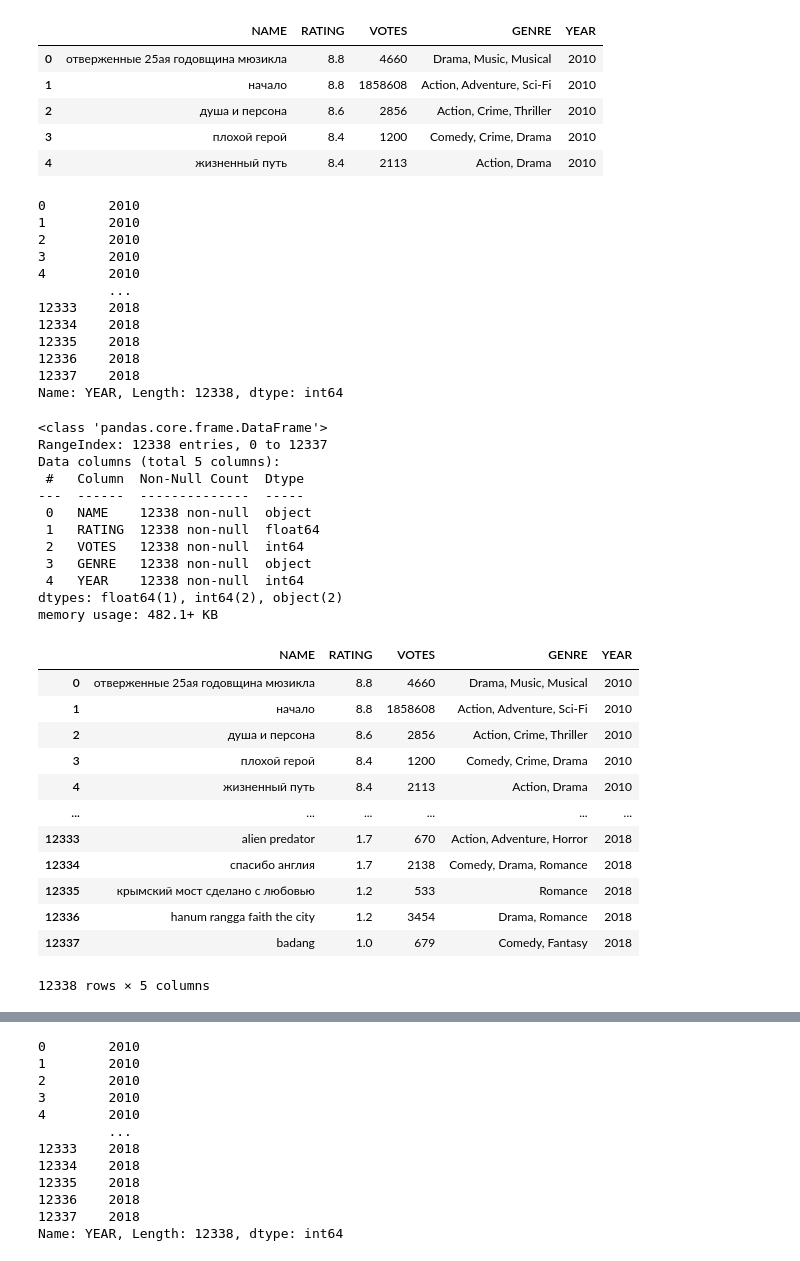
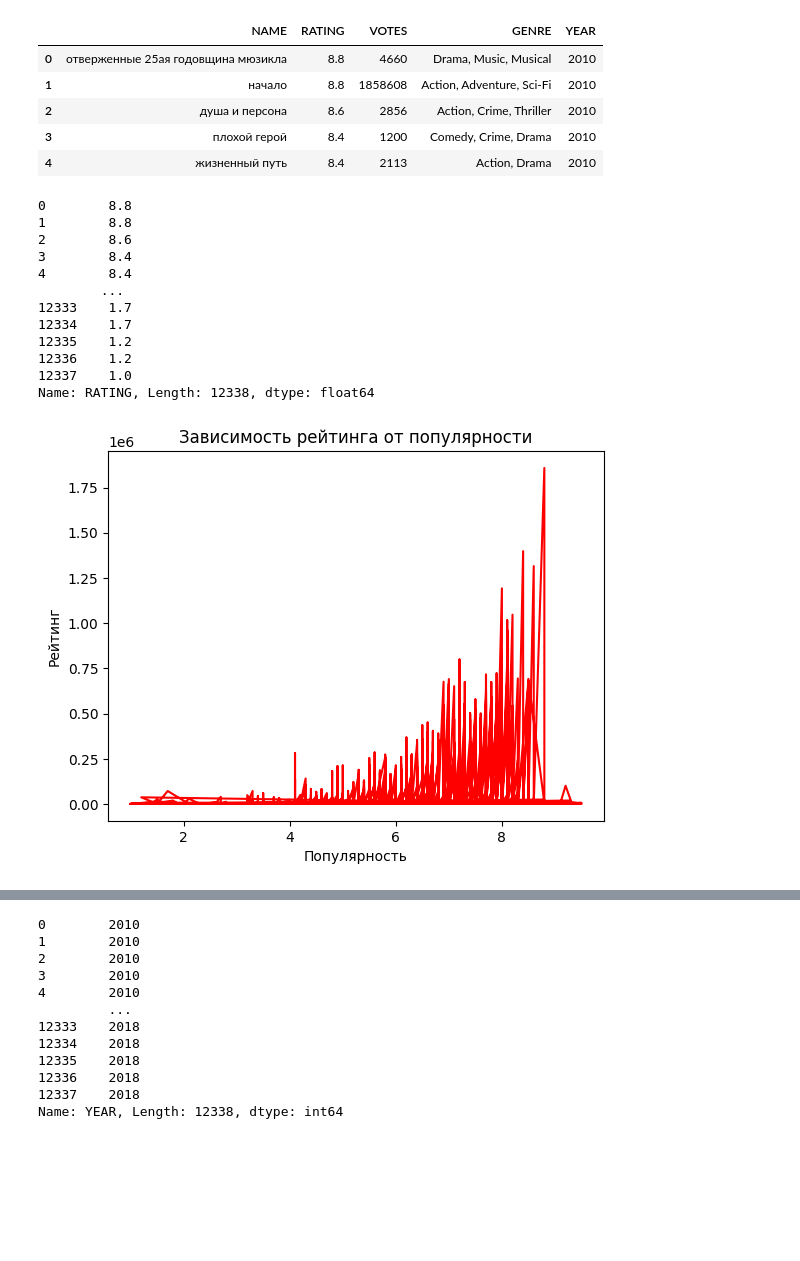
Before and after one commit to mironafanasenko/pogect, a Jupyter notebook: Копия_блокнота_"Мирон_Афанасенко_task28_ipynb".ipynb, the cells around one changed output, grey strips where cells are left out. Cells and saved outputs as stored; diff of their text form; code cells hidden in the pictures; blank space fills up the shorter version.

```diff
--- a/Копия_блокнота_"Мирон_Афанасенко_task28_ipynb".ipynb
+++ b/Копия_блокнота_"Мирон_Афанасенко_task28_ipynb".ipynb
@@ -73,48 +69,31 @@ df.head()
 | 3 | плохой герой | 8.4 | 1200 | Comedy, Crime, Drama | 2010 |
 | 4 | жизненный путь | 8.4 | 2113 | Action, Drama | 2010 |
 # %%
-df["YEAR"]
+df["RATING"]
 # %% [output]
-0        2010
-1        2010
-2        2010
-3        2010
-4        2010
-         ...
-12333    2018
-12334    2018
-12335    2018
-12336    2018
-12337    2018
-Name: YEAR, Length: 12338, dtype: int64
+0        8.8
+1        8.8
+2        8.6
+3        8.4
+4        8.4
+        ...
+12333    1.7
+12334    1.7
+12335    1.2
+12336    1.2
+12337    1.0
+Name: RATING, Length: 12338, dtype: float64
-# %%
-df.info()
-# %% [output]
-<class 'pandas.core.frame.DataFrame'>
-RangeIndex: 12338 entries, 0 to 12337
-Data columns (total 5 columns):
- #   Column  Non-Null Count  Dtype
----  ------  --------------  -----
- 0   NAME    12338 non-null  object
- 1   RATING  12338 non-null  float64
- 2   VOTES   12338 non-null  int64
- 3   GENRE   12338 non-null  object
- 4   YEAR    12338 non-null  int64
-dtypes: float64(1), int64(2), object(2)
-memory usage: 482.1+ KB
-# %%
-df
-# %% [output]
-|  | NAME | RATING | VOTES | GENRE | YEAR |
-| 0 | отверженные 25ая годовщина мюзикла | 8.8 | 4660 | Drama, Music, Musical | 2010 |
-| 1 | начало | 8.8 | 1858608 | Action, Adventure, Sci-Fi | 2010 |
-| 2 | душа и персона | 8.6 | 2856 | Action, Crime, Thriller | 2010 |
-| 3 | плохой герой | 8.4 | 1200 | Comedy, Crime, Drama | 2010 |
-| 4 | жизненный путь | 8.4 | 2113 | Action, Drama | 2010 |
-| ... | ... | ... | ... | ... | ... |
-| 12333 | alien predator | 1.7 | 670 | Action, Adventure, Horror | 2018 |
-| 12334 | спасибо англия | 1.7 | 2138 | Comedy, Drama, Romance | 2018 |
-| 12335 | крымский мост сделано с любовью | 1.2 | 533 | Romance | 2018 |
-| 12336 | hanum rangga faith the city | 1.2 | 3454 | Drama, Romance | 2018 |
-| 12337 | badang | 1.0 | 679 | Comedy, Fantasy | 2018 |
-12338 rows × 5 columns
+# %%
+a = df["RATING"]
+b = df["VOTES"]
+# %%
+x = a
+y = b
+# %%
+plt.title("Зависимость рейтинга от популярности")
+plt.xlabel("Популярность")
+plt.ylabel("Рейтинг")
+plt.plot(x, y, color ="red")
+plt.show()
+# %% [output]
+[figure, added]
```
Also changed, not shown: parts of 4 cells of this notebook.
